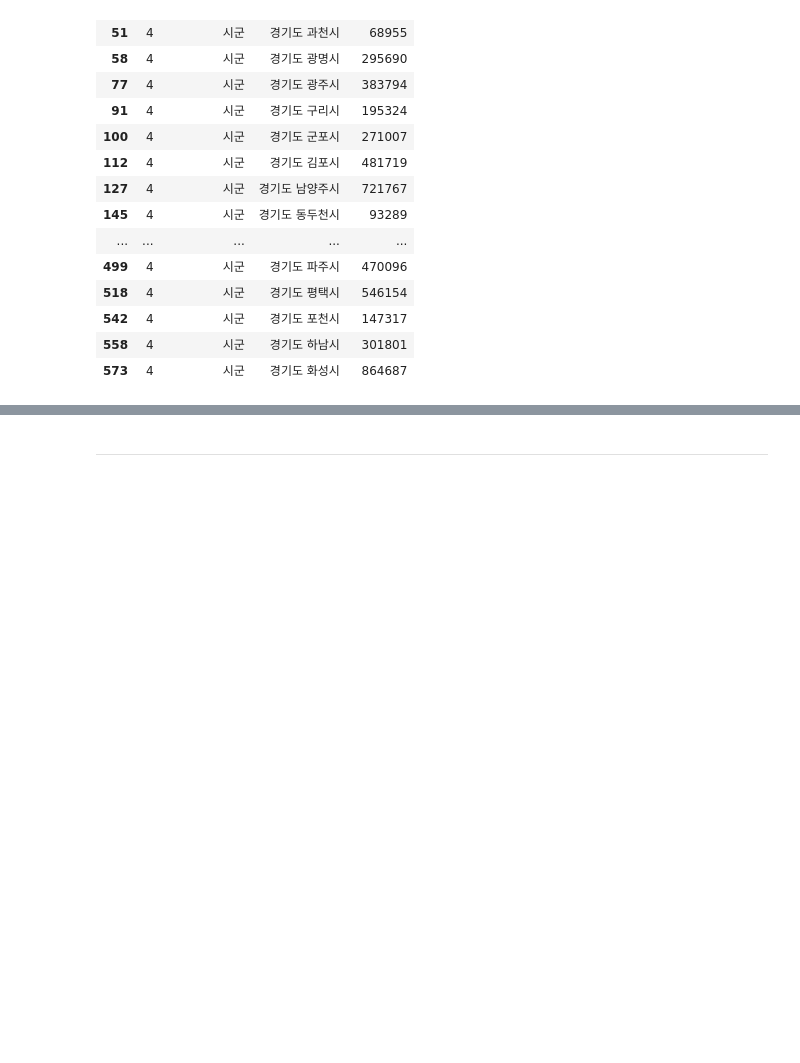
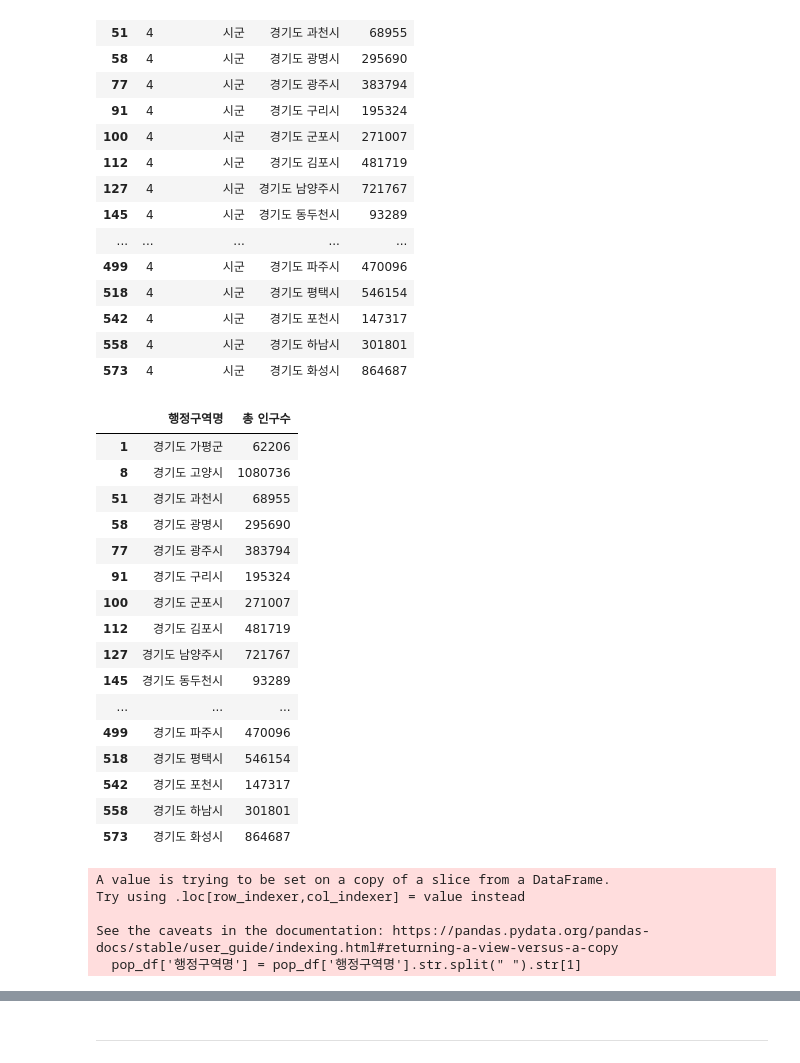
Before and after one commit to 2021-Companion-dog-analysis/Project, a Jupyter notebook: PJT/junhyuk/visual project.ipynb, the cells around one changed output, grey strips where cells are left out. Saved outputs shown, nothing was run; the diff lists cells and outputs as text; code cells hidden in the pictures; blank space fills up the shorter version.

```diff
--- a/PJT/junhyuk/visual project.ipynb
+++ b/PJT/junhyuk/visual project.ipynb
@@ -130,0 +155,28 @@ state_df  #4월 기준 인구수
+# %%
+pop_df
+# %% [output]
+|  | 행정구역명 | 총 인구수 |
+| 1 | 경기도 가평군 | 62206 |
+| 8 | 경기도 고양시 | 1080736 |
+| 51 | 경기도 과천시 | 68955 |
+| 58 | 경기도 광명시 | 295690 |
+| 77 | 경기도 광주시 | 383794 |
+| 91 | 경기도 구리시 | 195324 |
+| 100 | 경기도 군포시 | 271007 |
+| 112 | 경기도 김포시 | 481719 |
+| 127 | 경기도 남양주시 | 721767 |
+| 145 | 경기도 동두천시 | 93289 |
+| ... | ... | ... |
+| 499 | 경기도 파주시 | 470096 |
+| 518 | 경기도 평택시 | 546154 |
+| 542 | 경기도 포천시 | 147317 |
+| 558 | 경기도 하남시 | 301801 |
+| 573 | 경기도 화성시 | 864687 |
+# %%
+pop_df['행정구역명'] = pop_df['행정구역명'].str.split(" ").str[1]
+# %% [output]
+A value is trying to be set on a copy of a slice from a DataFrame.
+Try using .loc[row_indexer,col_indexer] = value instead
+
+See the caveats in the documentation: https://pandas.pydata.org/pandas-docs/stable/user_guide/indexing.html#returning-a-view-versus-a-copy
+  pop_df['행정구역명'] = pop_df['행정구역명'].str.split(" ").str[1]
```
Also changed, not shown: parts of 19 cells of this notebook, 1 other file.
